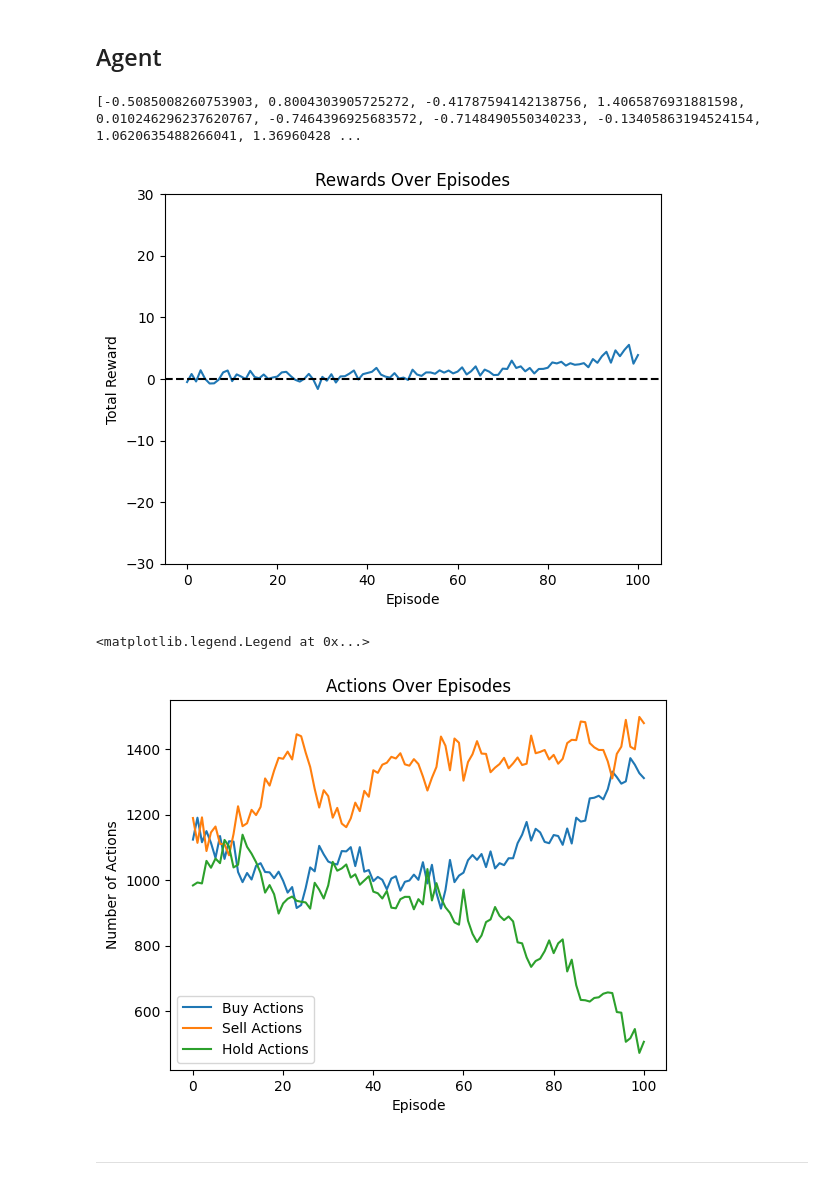
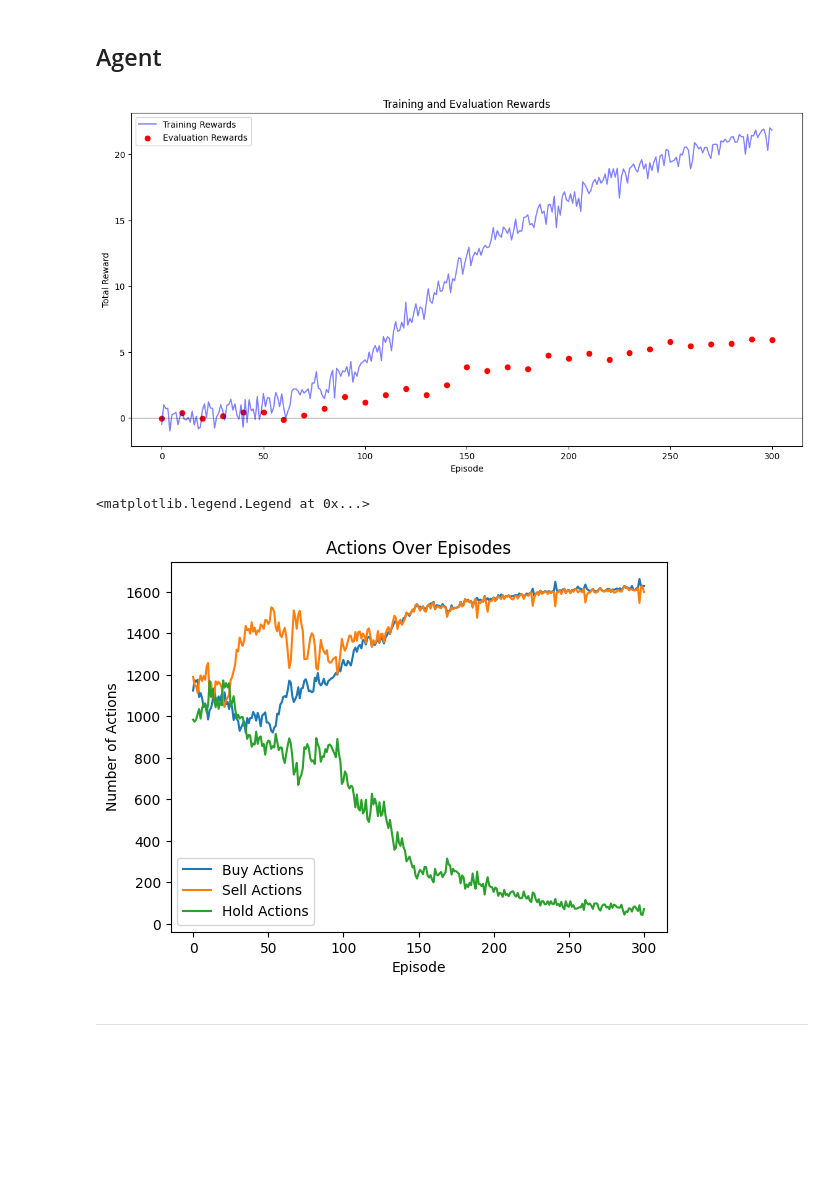
Before and after one commit to ramonges/Reinforcement-Learning-Project, a Jupyter notebook: ppoagentV2.ipynb, the cells around one changed output. Drawn from its saved outputs; the diff is of its cells as text; code cells hidden in the pictures; blank space fills up the shorter version.

Commit message:
evaluation to check overfitting

```diff
--- a/ppoagentV2.ipynb
+++ b/ppoagentV2.ipynb
@@ -229,6 +229,7 @@ class Agent:
         #     state = torch.tensor(state, dtype=torch.float).unsqueeze(0).to(device)
         # else:
         #     state = state.to(device)
+        state = torch.tensor(state, dtype=torch.float).unsqueeze(0).to(device)
         probabilities = self.actor(state)
         dist = Categorical(probs=probabilities)
         action = dist.sample()
@@ -391,14 +408,16 @@ from tqdm import tqdm
 
 state_dim = 3
 action_dim = 3
+episode_count = 300
+evaluation_interval = 10  # Evaluate every 'evaluation_interval' episodes
 
-episode_count = 100
-
-
+# Initialize the environments
 env = TradingEnvironment(data=X_train)
+env_test = TradingEnvironment(data=X_test)
 agent = Agent(state_dim=state_dim, action_dim=action_dim, n_epochs=10, batch_size=16)
 
 episode_rewards = []
+evaluation_rewards = []
 
 number_of_buy_actions = []
 number_of_sell_actions = []
@@ -443,33 +462,44 @@ for episode in pbar:
     number_of_sell_actions.append(sell_action_count)
     number_of_hold_actions.append(hold_action_count)
 
-    pbar.set_description(f"Reward: {total_episode_reward:.3f}")
+    if episode % evaluation_interval == 0:
+        eval_reward = evaluate_agent(env_test, agent, episodes=1)
+        evaluation_rewards.append(eval_reward[0])  # Assuming evaluation on a single episode
+
+    # Update progress bar description
+    pbar.set_description(f"Training Reward: {total_episode_reward:.3f} | "
+                         f"Evaluation Reward: {evaluation_rewards[-1] if evaluation_rewards else 'N/A'}")
     pbar.refresh()
-# %%
-print(episode_rewards)
-# %% [output]
-[-0.5085008260753903, 0.8004303905725272, -0.41787594142138756, 1.4065876931881598, 0.010246296237620767, -0.7464396925683572, -0.7148490550340233, -0.13405863194524154, 1.0620635488266041, 1.36960428 ...
 # %%
-# plot the rewards over episodes
-plt.plot(episode_rewards)
-plt.title('Rewards Over Episodes')
+# Plotting the training and evaluation rewards
+plt.figure(figsize=(14, 7))
+
+# Plot training rewards
+plt.plot(episode_rewards, label='Training Rewards', color='blue', alpha=0.5)
+
+# Plot evaluation rewards, using range to align with the training episodes
+plt.scatter(range(0, episode_count + 1, evaluation_interval), evaluation_rewards,
+            label='Evaluation Rewards', color='red')
+
+plt.title('Training and Evaluation Rewards')
 plt.xlabel('Episode')
 plt.ylabel('Total Reward')
-plt.ylim(-30, 30)
-plt.axhline(y=0, color='k', linestyle='--')
+plt.axhline(0, color='black', linewidth=0.5)
+plt.legend()
 plt.show()
+
 
 # plot the number of actions over episodes
 plt.plot(number_of_buy_actions, label='Buy Actions')
 plt.plot(number_of_sell_actions, label='Sell Actions')
 plt.plot(number_of_hold_actions, label='Hold Actions')
 plt.title('Actions Over Episodes')
 plt.xlabel('Episode')
 plt.ylabel('Number of Actions')
 plt.legend()
 # %% [output]
-[figure, old version]
+[figure, new version]
 <matplotlib.legend.Legend at 0x...>
-[figure, old version]
+[figure, new version]
 # %% [markdown]
 ---
```
Also changed, not shown: parts of 7 cells of this notebook.
